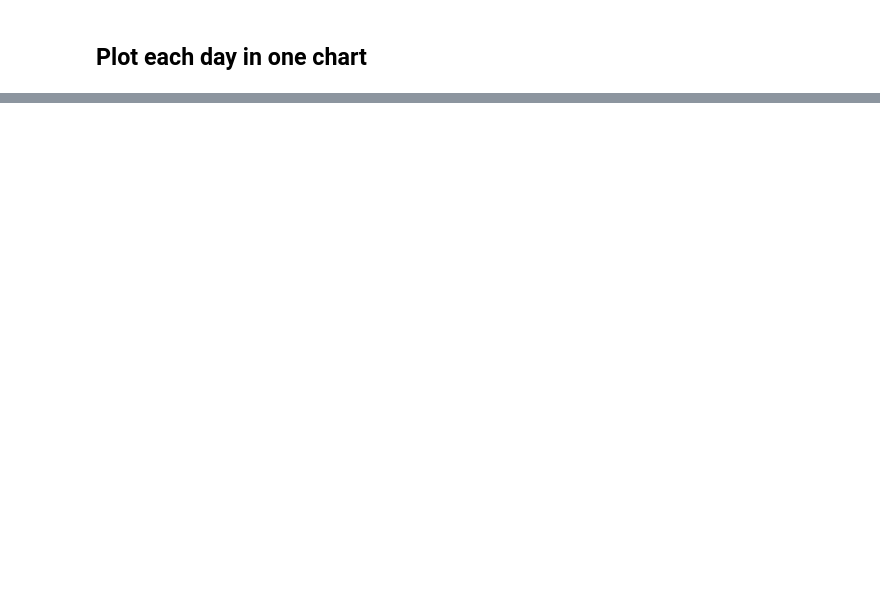
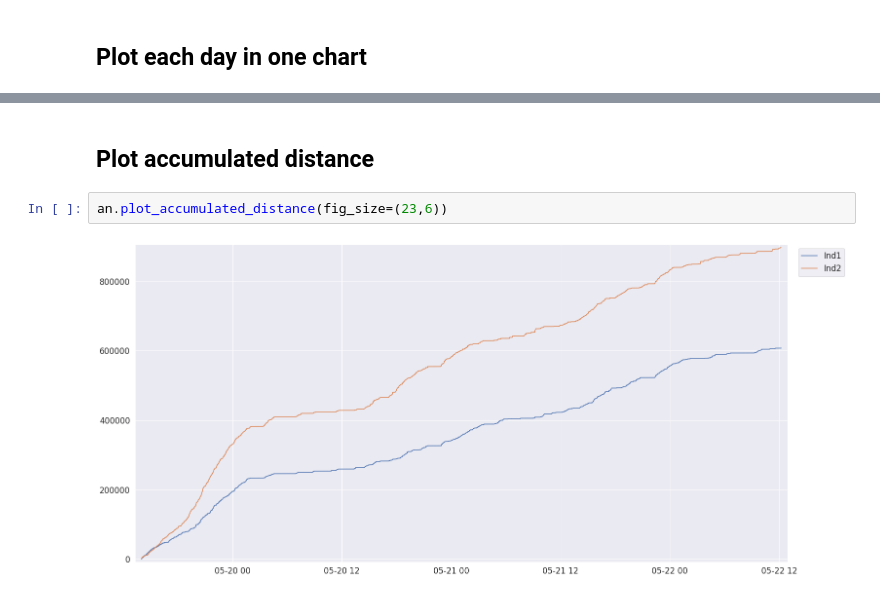
Before and after one commit to darki-31/amda, a Jupyter notebook: src/plot.ipynb, the cells around one changed output, grey strips where cells are left out. Drawn from its saved outputs; the diff is of its cells as text; blank space fills up the shorter version.

```diff
--- a/src/plot.ipynb
+++ b/src/plot.ipynb
@@ -63,0 +67,6 @@ an.plot_distance_traveled_per_day(period="1H", fig_size=(23,12))
+# %% [markdown]
+## Plot accumulated distance
+# %%
+an.plot_accumulated_distance(fig_size=(23,6))
+# %% [output]
+[figure, added]
```
Also changed, not shown: parts of 9 cells of this notebook, 3 other files.
